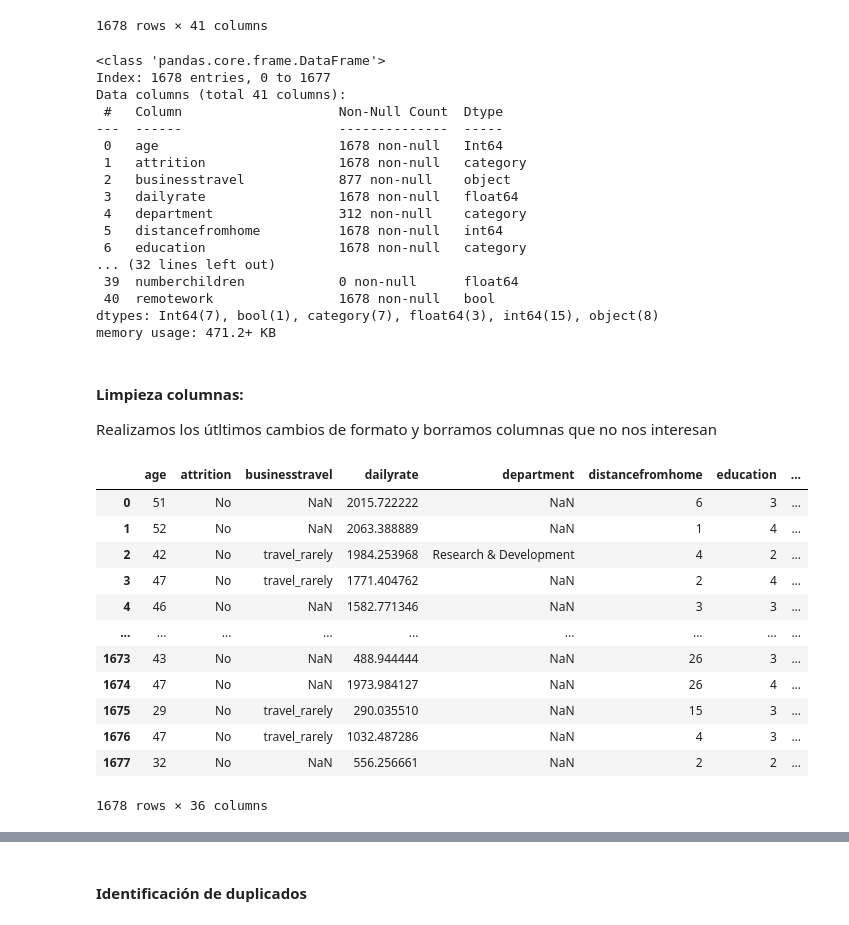
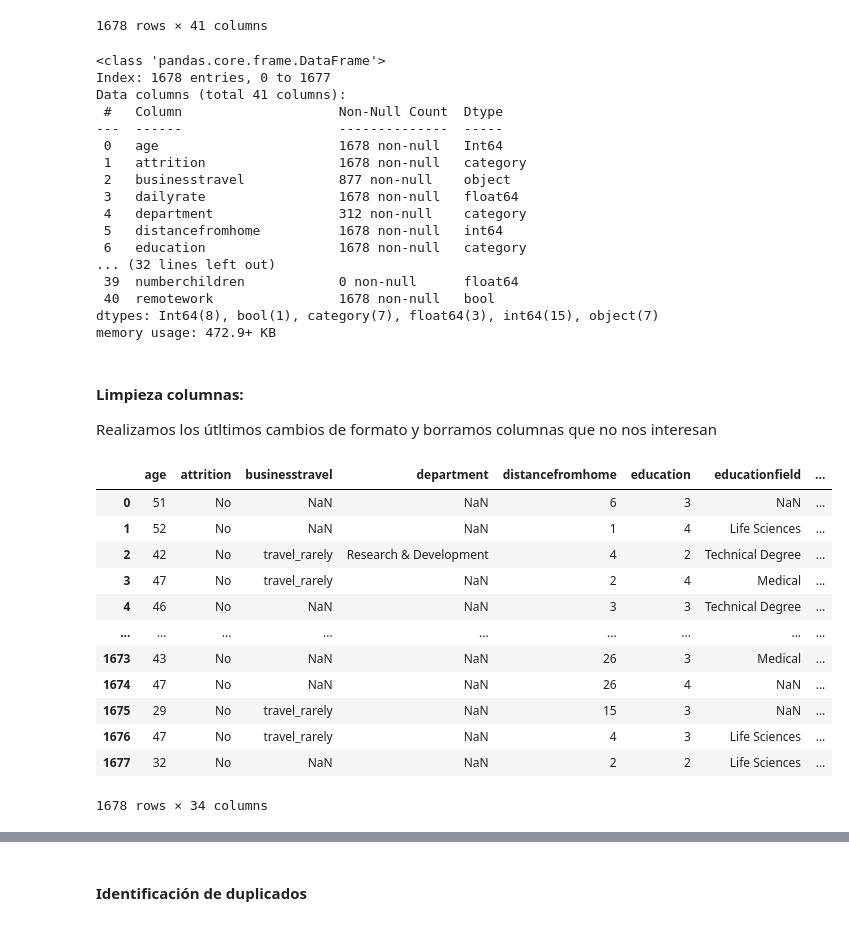
Before and after one commit to Adalab/project-da-promo-50-modulo-3-team-3, a Jupyter notebook: draft_new.ipynb, the cells around one changed output, grey strips where cells are left out. Drawn from its saved outputs; the diff is of its cells as text; code cells hidden in the pictures.

```diff
--- a/draft_new.ipynb
+++ b/draft_new.ipynb
@@ -163,11 +163,17 @@ df['gender'] = df['gender'].astype(str).replace({'0': 'M', '1': 'F'})
 # EL formato de los valores en maritalstatus hay que unificarlo
 df['maritalstatus'].replace(to_replace = ['divorced', 'Marreid'], value = ['Divorced', 'Married'], inplace = True)
 # La columna salary también tiene "," en vez de "." y además el símbolo "$" que dará problemas cuando cambiemos a int si no lo eliminamos
+df['salary'] = df['salary'].astype(str)
 df['salary'] = df['salary'].str.replace(',', '.', regex=False)
 df['salary'] = df['salary'].replace('[\$]', '', regex=True).astype(float).round()
+# En monthlyrate también tiene estos problemas
+df['monthlyrate'] = df['salary'].astype(str)
+df['monthlyrate'] = df['monthlyrate'].str.replace(',', '.', regex=False)
+df['monthlyrate'] = df['monthlyrate'].replace('[\$]', '', regex=True).astype(float).round()
 # En environmentsatisfaction nos parece que algunos datos se salen fuera de las escala de otras columnas que también son valoraciones (parece que son notas sobre 5) así que lo cambiamos para que sea consistente
 df['environmentsatisfaction'] = (df['environmentsatisfaction'] / 10).round()
 # yearsincurrentrole también tiene "," en vez de "."
+df['yearsincurrentrole'] = df['yearsincurrentrole'].astype(str)
 df['yearsincurrentrole'] = df['yearsincurrentrole'].str.replace(',', '.').astype(float)
 # En distancefromhome aparecen valores negativos
 df['distancefromhome']=df['distancefromhome'].abs()
@@ -175,6 +181,7 @@ df['distancefromhome']=df['distancefromhome'].abs()
 df['remotework'] = df['remotework'].astype(str).str.strip().isin(['Yes', '1', 'True'])
 df['remotework']=df['remotework'].astype('bool')
 # yearsincurrentrole también tiene "," en vez de "."
+df['totalworkingyears'] = df['totalworkingyears'].astype(str)
 df['totalworkingyears'] = df['totalworkingyears'].str.replace(',', '.').astype(float).round()
 # Ocurre los mismo con worklifebalanc
 df['worklifebalance'] = df['worklifebalance'].astype(str)
@@ -351,8 +339,8 @@ Data columns (total 41 columns):
 ... (32 lines left out)
  39  numberchildren            0 non-null      float64
  40  remotework                1678 non-null   bool
-dtypes: Int64(7), bool(1), category(7), float64(3), int64(15), object(8)
-memory usage: 471.2+ KB
+dtypes: Int64(8), bool(1), category(7), float64(3), int64(15), object(7)
+memory usage: 472.9+ KB
 # %% [markdown]
 #### Limpieza columnas:
 
@@ -360,25 +348,27 @@ Realizamos los útltimos cambios de formato y borramos columnas que no nos inter
 # %%
 # Vamos a eliminar las siguientes columnas:
     # employeecount es igual para todos
     # over18 lo podemos saber con datebirth
     # sameasmonthlyincome está repetida
     # roledepartament es la unión de otras dos columnas
     # numberchildren no hay datos
-bt.eliminar_columnas(df,['employeecount','over18','sameasmonthlyincome','roledepartament','numberchildren'])
+    # dailyrate es redundante, ya tenemos monthly
+    # monthlyincome ya esta incluida en el salary (anual)
+bt.eliminar_columnas(df,['dailyrate','monthlyincome', 'employeecount','over18','sameasmonthlyincome','roledepartament','numberchildren'])
 # %% [output]
-|  | age | attrition | businesstravel | dailyrate | department | distancefromhome | education | ... |
-| 0 | 51 | No | NaN | 2015.722222 | NaN | 6 | 3 | ... |
-| 1 | 52 | No | NaN | 2063.388889 | NaN | 1 | 4 | ... |
-| 2 | 42 | No | travel_rarely | 1984.253968 | Research & Development | 4 | 2 | ... |
-| 3 | 47 | No | travel_rarely | 1771.404762 | NaN | 2 | 4 | ... |
-| 4 | 46 | No | NaN | 1582.771346 | NaN | 3 | 3 | ... |
+|  | age | attrition | businesstravel | department | distancefromhome | education | educationfield | ... |
+| 0 | 51 | No | NaN | NaN | 6 | 3 | NaN | ... |
+| 1 | 52 | No | NaN | NaN | 1 | 4 | Life Sciences | ... |
+| 2 | 42 | No | travel_rarely | Research & Development | 4 | 2 | Technical Degree | ... |
+| 3 | 47 | No | travel_rarely | NaN | 2 | 4 | Medical | ... |
+| 4 | 46 | No | NaN | NaN | 3 | 3 | Technical Degree | ... |
 | ... | ... | ... | ... | ... | ... | ... | ... | ... |
-| 1673 | 43 | No | NaN | 488.944444 | NaN | 26 | 3 | ... |
-| 1674 | 47 | No | NaN | 1973.984127 | NaN | 26 | 4 | ... |
-| 1675 | 29 | No | travel_rarely | 290.035510 | NaN | 15 | 3 | ... |
-| 1676 | 47 | No | travel_rarely | 1032.487286 | NaN | 4 | 3 | ... |
-| 1677 | 32 | No | NaN | 556.256661 | NaN | 2 | 2 | ... |
+| 1673 | 43 | No | NaN | NaN | 26 | 3 | Medical | ... |
+| 1674 | 47 | No | NaN | NaN | 26 | 4 | NaN | ... |
+| 1675 | 29 | No | travel_rarely | NaN | 15 | 3 | NaN | ... |
+| 1676 | 47 | No | travel_rarely | NaN | 4 | 3 | Life Sciences | ... |
+| 1677 | 32 | No | NaN | NaN | 2 | 2 | Life Sciences | ... |
-1678 rows × 36 columns
+1678 rows × 34 columns
 # %%
 # La columna jobrole no está correctamente escrita
 df['jobrole']=df['jobrole'].str.lower()
```
Also changed, not shown: parts of 19 cells of this notebook.
